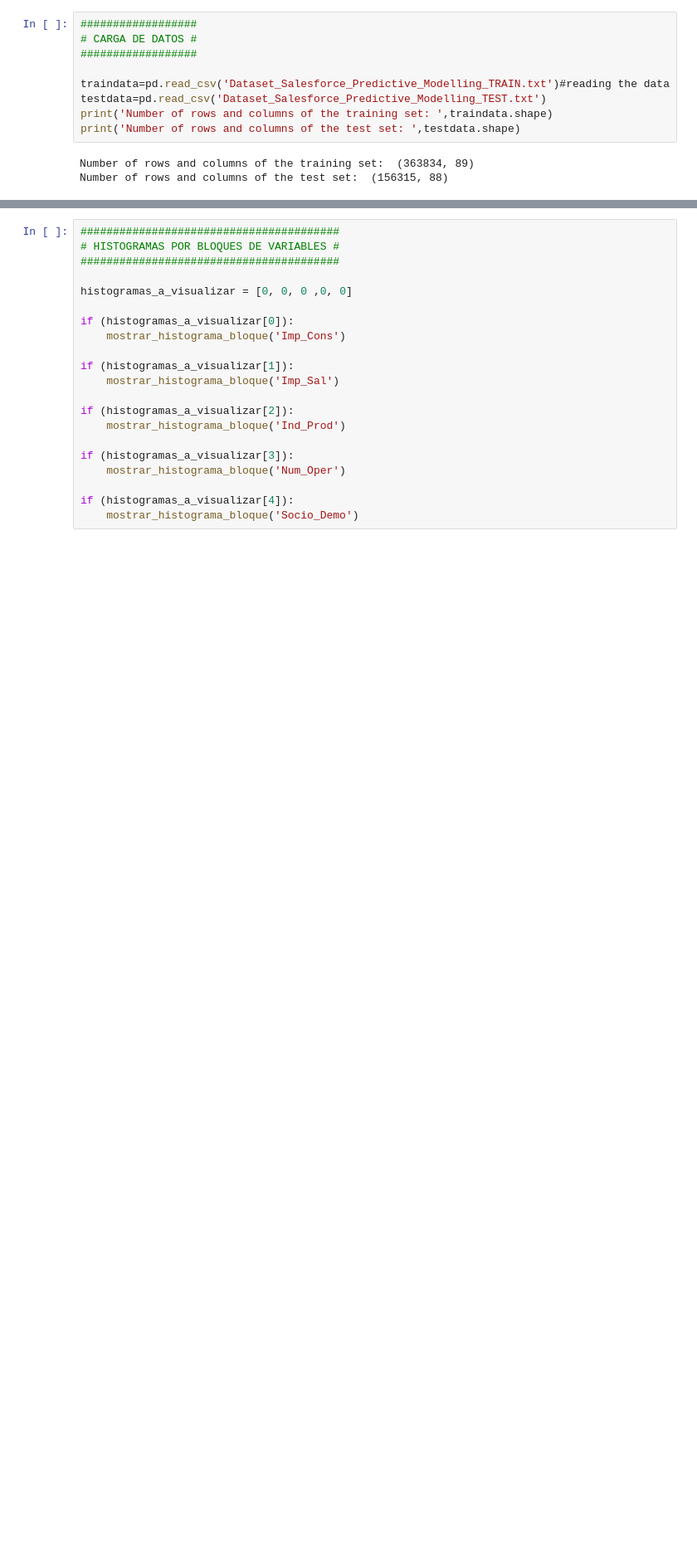
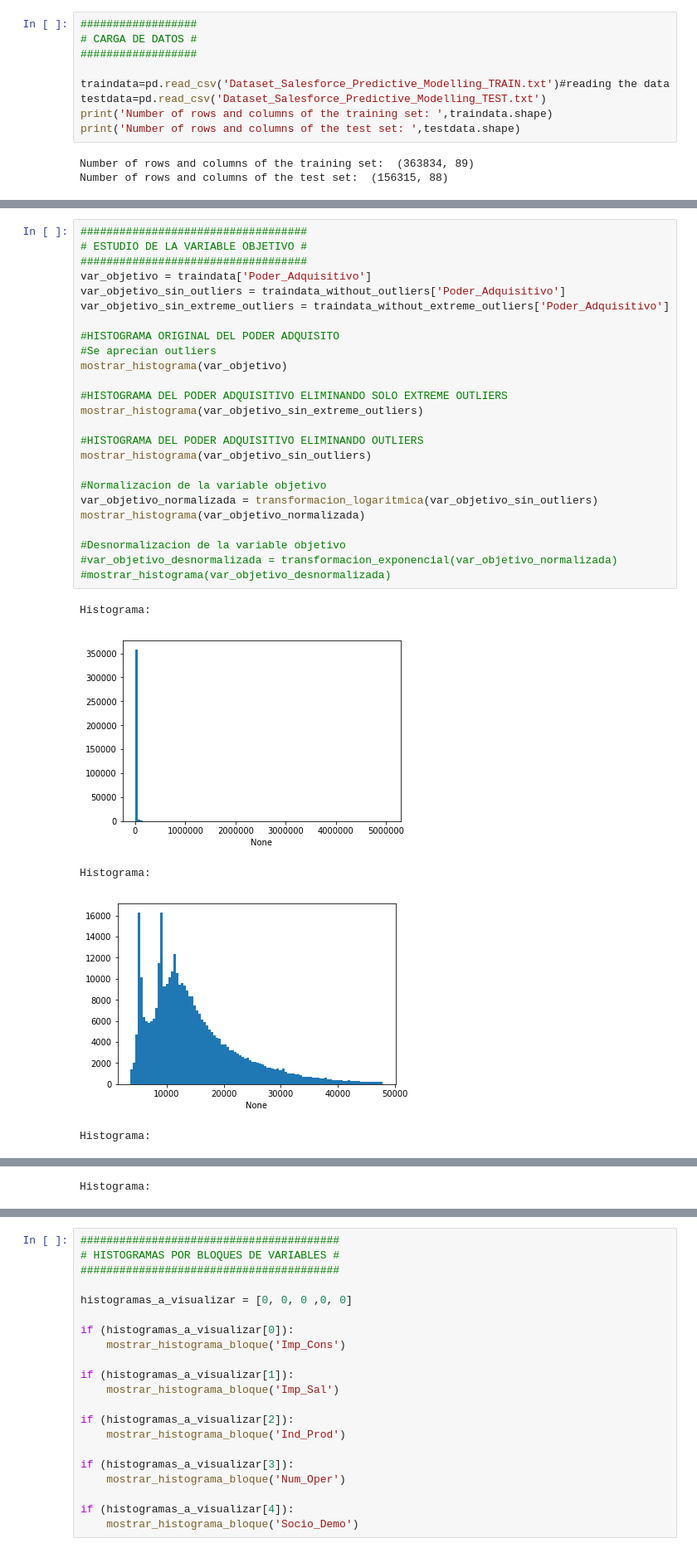
Before and after one commit to ferminlp93/Datathon, a Jupyter notebook: Visualizacion.ipynb, the cells around one changed output, grey strips where cells are left out. Shown: that part at 83% size. Saved outputs shown, nothing was run; the diff lists cells and outputs as text; blank space fills up the shorter version.

```diff
--- a/Visualizacion.ipynb
+++ b/Visualizacion.ipynb
@@ -239,0 +198,31 @@ if (visualizar_matrices_dispersion == 1):
+# %%
+###################################
+# ESTUDIO DE LA VARIABLE OBJETIVO #
+###################################
+var_objetivo = traindata['Poder_Adquisitivo']
+var_objetivo_sin_outliers = traindata_without_outliers['Poder_Adquisitivo']
+var_objetivo_sin_extreme_outliers = traindata_without_extreme_outliers['Poder_Adquisitivo']
+
+#HISTOGRAMA ORIGINAL DEL PODER ADQUISITO
+#Se aprecian outliers
+mostrar_histograma(var_objetivo)
+
+#HISTOGRAMA DEL PODER ADQUISITIVO ELIMINANDO SOLO EXTREME OUTLIERS
+mostrar_histograma(var_objetivo_sin_extreme_outliers)
+
+#HISTOGRAMA DEL PODER ADQUISITIVO ELIMINANDO OUTLIERS
+mostrar_histograma(var_objetivo_sin_outliers)
+
+#Normalizacion de la variable objetivo
+var_objetivo_normalizada = transformacion_logaritmica(var_objetivo_sin_outliers)
+mostrar_histograma(var_objetivo_normalizada)
+
+#Desnormalizacion de la variable objetivo
+#var_objetivo_desnormalizada = transformacion_exponencial(var_objetivo_normalizada)
+#mostrar_histograma(var_objetivo_desnormalizada)
+# %% [output]
+Histograma:
+[figure, added]
+Histograma:
+[figure, added]
+Histograma:
@@ -239,0 +230 @@ if (visualizar_matrices_dispersion == 1):
+Histograma:
```
Also changed, not shown: parts of 14 cells of this notebook.
